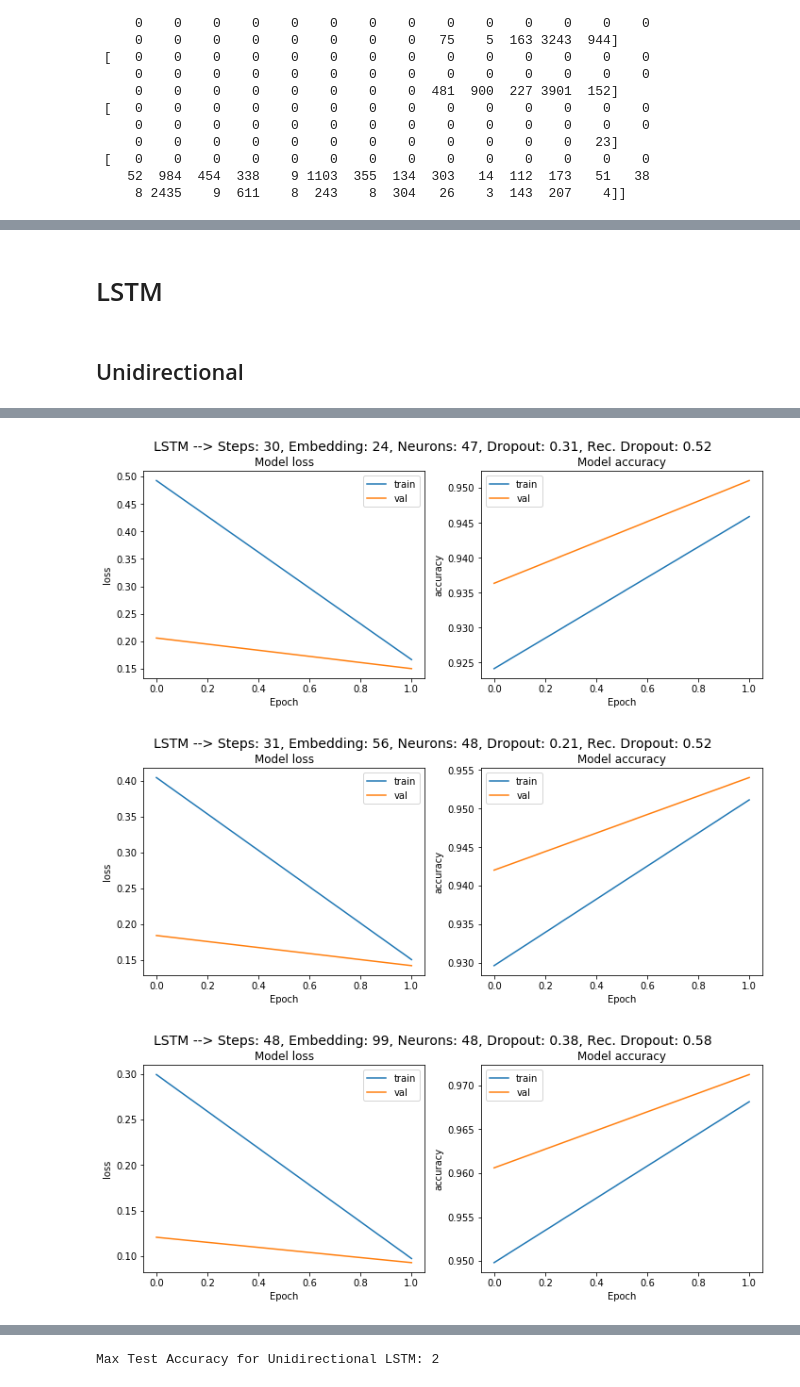
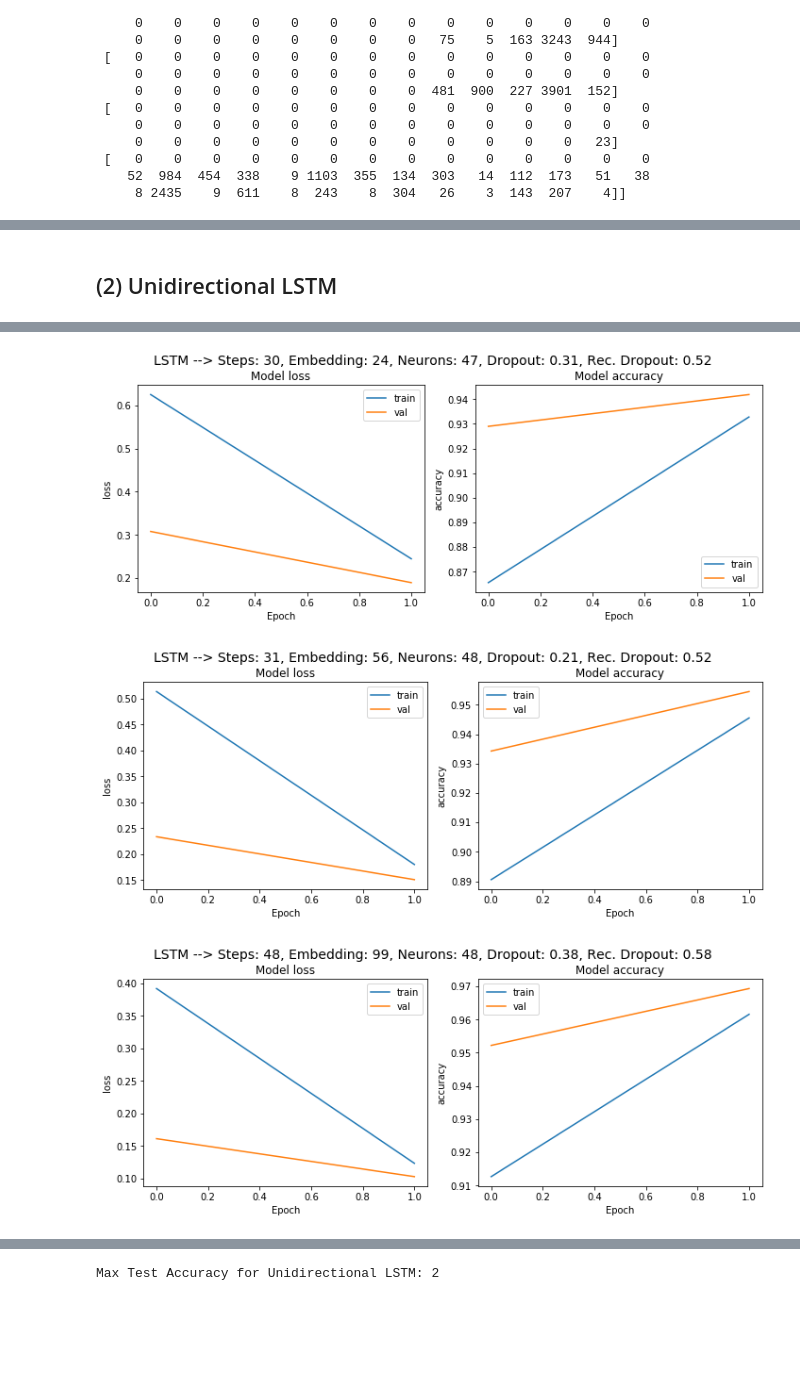
Before and after one commit to ngupta23/ds7337_nlp, a Jupyter notebook: Homework/NGupta_homework4.ipynb, the cells around one changed output, grey strips where cells are left out. Saved outputs shown, nothing was run; the diff lists cells and outputs as text; code cells hidden in the pictures; blank space fills up the shorter version.

Commit message:
fixed padding for labels and metrics for both networks.

```diff
--- a/Homework/NGupta_homework4.ipynb
+++ b/Homework/NGupta_homework4.ipynb
@@ -447,9 +494,10 @@ ax = sns.barplot(x="label", y="percentage", hue="dataset", data=label_dist)
 # %%
 X_train_encoded = sequence.pad_sequences(X_train_encoded, maxlen=time_steps)
 X_test_encoded = sequence.pad_sequences(X_test_encoded, maxlen=time_steps)
-# %%
-y_train_encoded = sequence.pad_sequences(y_train_encoded, maxlen=time_steps)
-y_test_encoded = sequence.pad_sequences(y_test_encoded, maxlen=time_steps)
+# %%
+# Here we need to pass the value of the <PAD> which is 9 and not the default value of 0
+y_train_encoded = sequence.pad_sequences(y_train_encoded, maxlen=time_steps, value = LABEL_PAD_VALUE)
+y_test_encoded = sequence.pad_sequences(y_test_encoded, maxlen=time_steps, value = LABEL_PAD_VALUE)
 # %%
 print(X_train[0:4])
 print(X_train_encoded[0:4])
@@ -750,11 +688,9 @@ def sub_class_acc(y_true_class, y_pred_class, class_to_keep=0):
+# %%
+num_combinations = 3 # Number of hyperparameter combinations
+EPOCHS=10  # 50
+BATCH_SIZE=32
 # %% [markdown]
-# LSTM
+## (2) Unidirectional LSTM
-# %%
-num_combinations = 3 # Number of hyperparameter combinations
-EPOCHS=2  # 50
-BATCH_SIZE=32
-# %% [markdown]
-## Unidirectional
 # %%
 # Random Grid Search
 np.random.seed(42)
@@ -795,8 +731,8 @@ for hyper_index in np.arange(num_combinations):
   # Padding of X and y
   X_train_encoded = sequence.pad_sequences(X_train_encoded, maxlen=time_steps)
   X_test_encoded = sequence.pad_sequences(X_test_encoded, maxlen=time_steps)
-  y_train_encoded = sequence.pad_sequences(y_train_encoded, maxlen=time_steps)
-  y_test_encoded = sequence.pad_sequences(y_test_encoded, maxlen=time_steps)
+  y_train_encoded = sequence.pad_sequences(y_train_encoded, maxlen=time_steps, value = LABEL_PAD_VALUE)
+  y_test_encoded = sequence.pad_sequences(y_test_encoded, maxlen=time_steps, value = LABEL_PAD_VALUE)
 
   print("\n\n\n")
   print("-"*75)
@@ -848,6 +784,6 @@ Epoch 2/2
-[figure, old version]
+[figure, new version]
-[figure, old version]
+[figure, new version]
-[figure, old version]
+[figure, new version]
 # %%
 best_train_accuracies = [max(history.history['accuracy']) for history in histories]
 best_test_accuracies = [max(history.history['val_accuracy']) for history in histories]
```
Also changed, not shown: parts of 101 cells of this notebook.
